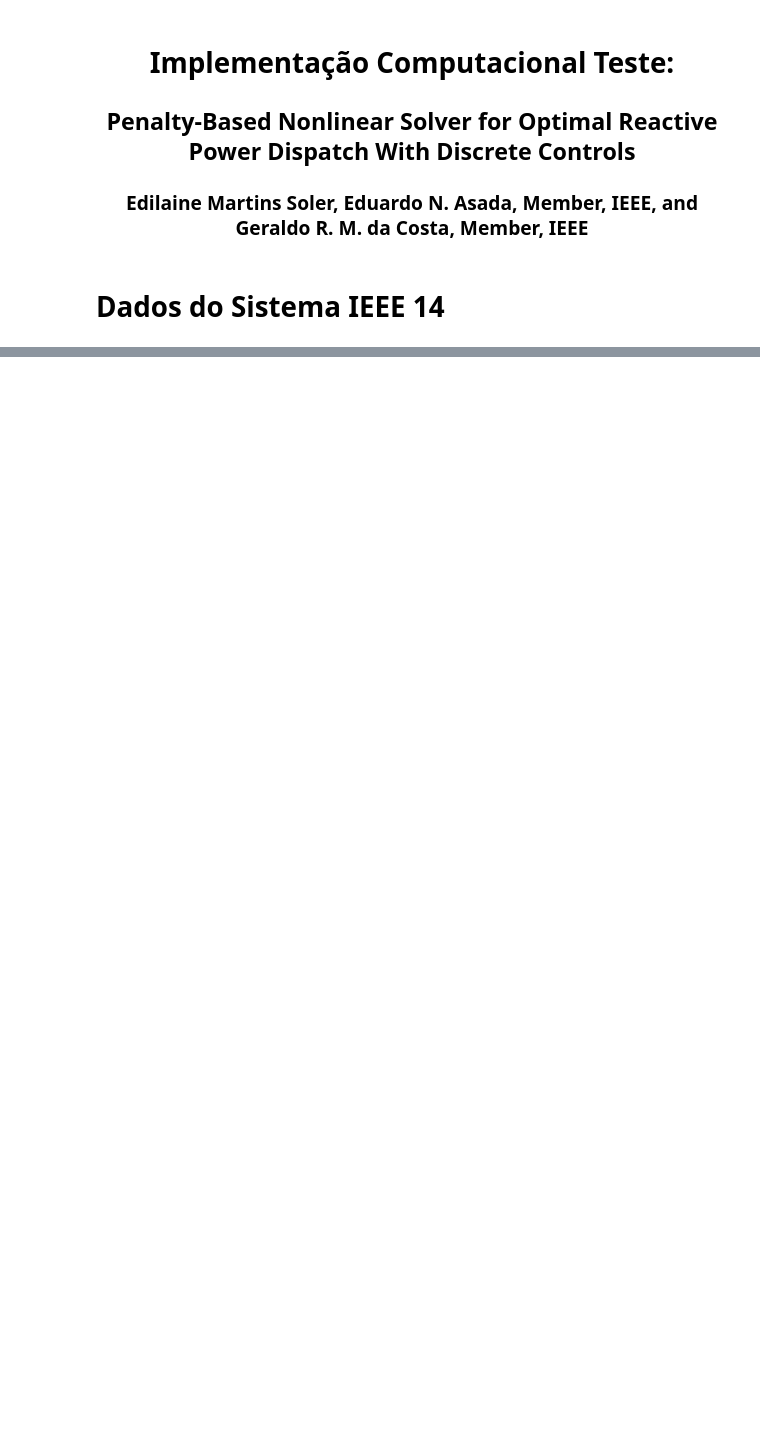
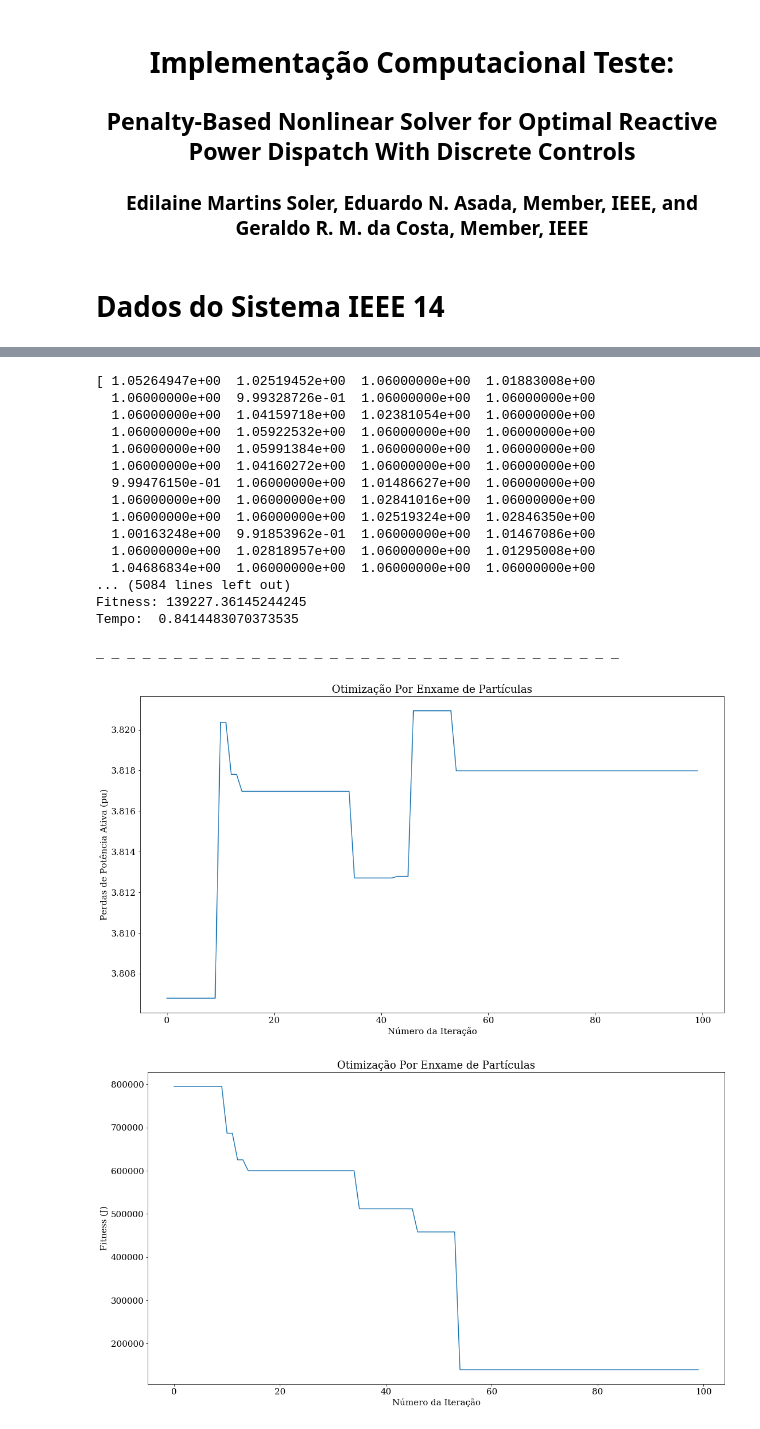
Before and after one commit to rafaelpavan95/MSc_Energy_Systems, a Jupyter notebook: ieee118.ipynb, the cells around one changed output, grey strips where cells are left out. Cells and saved outputs as stored; diff of their text form; code cells hidden in the pictures; blank space fills up the shorter version.

```diff
--- a/ieee118.ipynb
+++ b/ieee118.ipynb
@@ -752,13 +17,0 @@ qgs
-# %%
-taps = []
-taps.append(tap0)
-
-taps.append(tap1)
-
-taps.append(tap2)
-
-taps.append(1)
-
-taps.append(1)
-
-taps
@@ -786,0 +192,28 @@ for i in range(len(pg)):
+# %%
+def perdas_300(sep,gkml, gkmt, angulos, tensoes, tap, origem, destino, hv, lv):
+
+    i = 0
+
+    eq = []
+
+    for bus in zip(origem,destino):
+
+
+        perdas = gkml[i]*(tensoes[bus[0]]**2 + tensoes[bus[1]]**2 - 2*tensoes[bus[1]]*tensoes[bus[0]]*sep.cos(angulos[bus[0]]-angulos[bus[1]]))
+        i=i+1
+
+        eq.append(perdas)
+
+    j = 0
+
+
+
+    for bus in zip(hv,lv):
+
+        perdas = gkmt[j]*((tensoes[bus[0]]/tap[j])**2 + tensoes[bus[1]]**2 - 2*tensoes[bus[1]]*tensoes[bus[0]]*(1/tap[j])*sep.cos(angulos[bus[0]]-angulos[bus[1]]))
+
+        eq.append(perdas)
+
+        j=j+1
+
+    return perdas, eq
@@ -786,0 +770,2 @@ for i in range(len(pg)):
+# %%
+gbest,sep_atualizado, tensao, t, s = automatiza_ipm_c_300(sep14, verbose=True, travado=False)
@@ -786,0 +810,22 @@ for i in range(len(pg)):
+# %%
+j,perdas,pen_v,pen_gq,pen_tap,pen_bsh,global_best, tempo = otimizacao_pso_discreto(sep_atualizado, zeta=1e7, psi=1e7, sigma=0, omega=0, max_iter=100, n_particles=10,c1=2.05,c2=2.05, v_amp=0.1, step=0.01, wmax=0.9,valor_inicial=gbest,relatorio=True,inicial=True)
+# %% [output]
+[ 1.05264947e+00  1.02519452e+00  1.06000000e+00  1.01883008e+00
+  1.06000000e+00  9.99328726e-01  1.06000000e+00  1.06000000e+00
+  1.06000000e+00  1.04159718e+00  1.02381054e+00  1.06000000e+00
+  1.06000000e+00  1.05922532e+00  1.06000000e+00  1.06000000e+00
+  1.06000000e+00  1.05991384e+00  1.06000000e+00  1.06000000e+00
+  1.06000000e+00  1.04160272e+00  1.06000000e+00  1.06000000e+00
+  9.99476150e-01  1.06000000e+00  1.01486627e+00  1.06000000e+00
+  1.06000000e+00  1.06000000e+00  1.02841016e+00  1.06000000e+00
+  1.06000000e+00  1.06000000e+00  1.02519324e+00  1.02846350e+00
+  1.00163248e+00  9.91853962e-01  1.06000000e+00  1.01467086e+00
+  1.06000000e+00  1.02818957e+00  1.06000000e+00  1.01295008e+00
+  1.04686834e+00  1.06000000e+00  1.06000000e+00  1.06000000e+00
+... (5084 lines left out)
+Fitness: 139227.36145244245
+Tempo:  0.8414483070373535
+
+_ _ _ _ _ _ _ _ _ _ _ _ _ _ _ _ _ _ _ _ _ _ _ _ _ _ _ _ _ _ _ _ _ _
+[figure, added]
+[figure, added]
```
Also changed, not shown: parts of 148 cells of this notebook, 2 other files.
